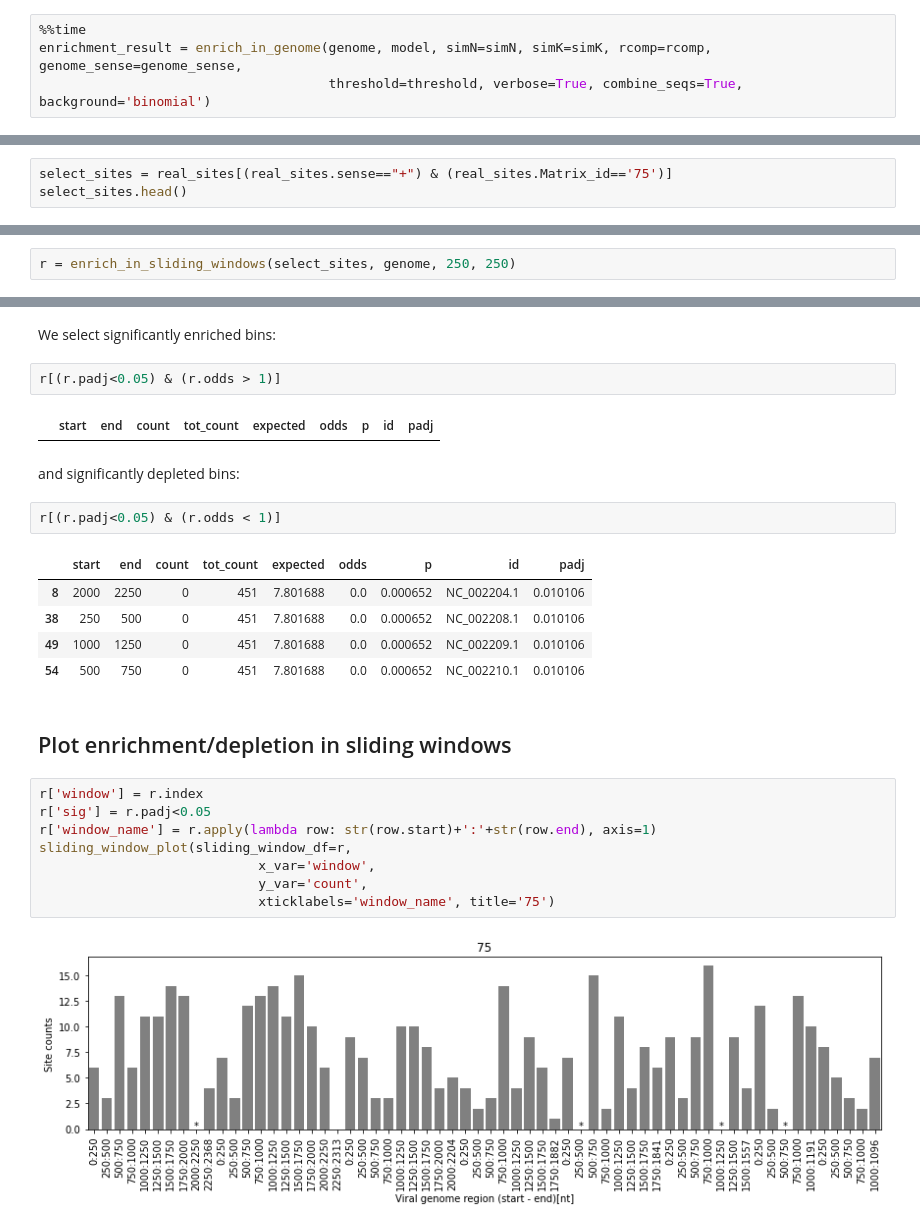
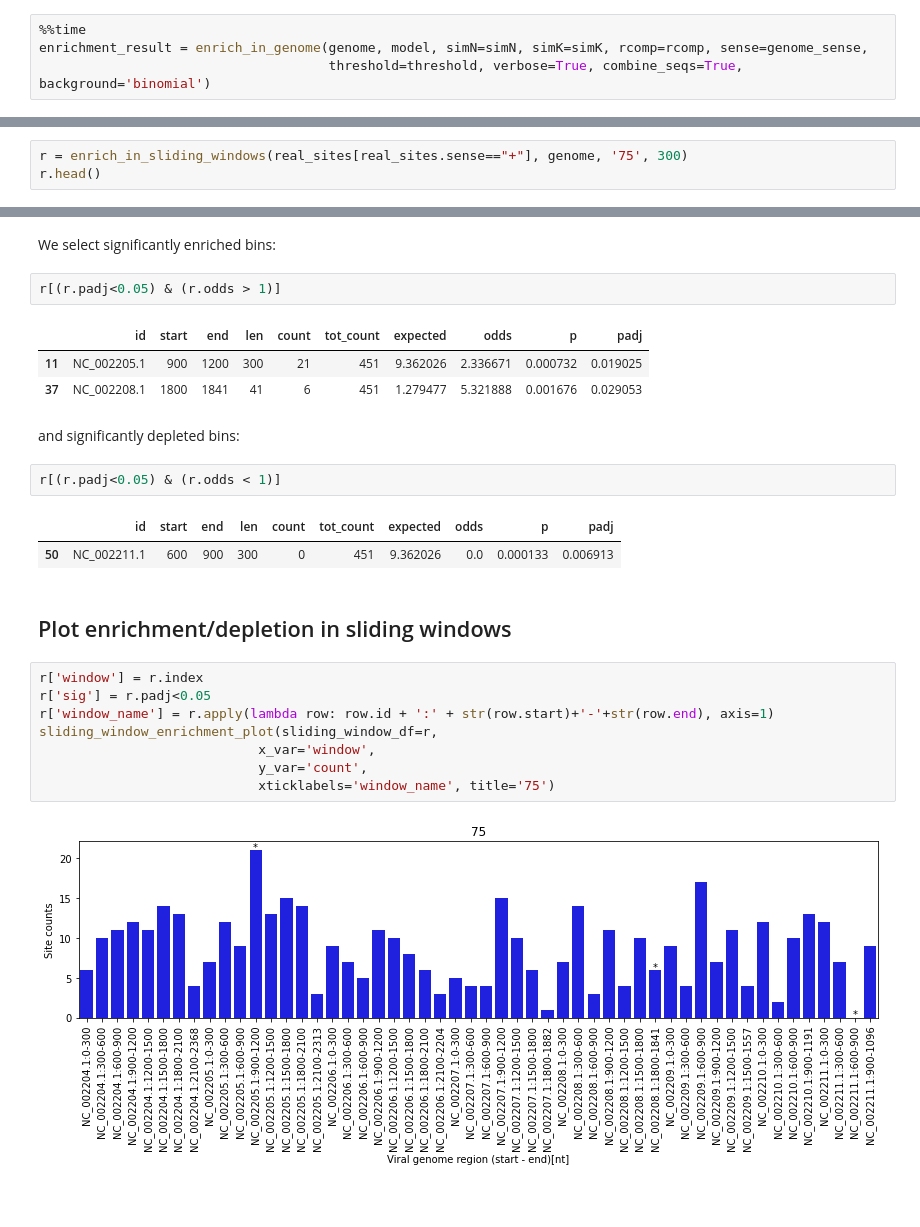
Before and after one commit to gruber-sciencelab/SMEAGOL, a Jupyter notebook: vignette_1.ipynb, the cells around one changed output, grey strips where cells are left out. Cells and saved outputs as stored; diff of their text form; blank space fills up the shorter version.

```diff
--- a/vignette_1.ipynb
+++ b/vignette_1.ipynb
@@ -201,7 +200,7 @@ rcomp=True
 threshold=0.8
 # %%
 %%time
-enrichment_result = enrich_in_genome(genome, model, simN=simN, simK=simK, rcomp=rcomp, genome_sense=genome_sense,
+enrichment_result = enrich_in_genome(genome, model, simN=simN, simK=simK, rcomp=rcomp, sense=genome_sense,
                                      threshold=threshold, verbose=True, combine_seqs=True, background='binomial')
 # %% [output]
 Shuffled 8 input sequence(s) 300 times while conserving k-mer frequency for k = 2
@@ -332,6 +349,6 @@ plot_background(shuf_counts[shuf_counts.sense=="+"], real_counts[real_counts.sen
 # %% [markdown]
 For any given PWM, we can test for enrichment of its binding sites in sliding windows across the genome using Fisher's exact test. Here we test for enrichment of a specific PWM in the positive ('+') sense genome.
 # %%
-select_sites = real_sites[(real_sites.sense=="+") & (real_sites.Matrix_id=='75')]
-select_sites.head()
+r = enrich_in_sliding_windows(real_sites[real_sites.sense=="+"], genome, '75', 300)
+r.head()
 # %% [output]
@@ -344,2 +360,0 @@ select_sites.head()
-# %%
-r = enrich_in_sliding_windows(select_sites, genome, 250, 250)
@@ -364,26 +363,25 @@ We select significantly enriched bins:
 # %%
 r[(r.padj<0.05) & (r.odds > 1)]
 # %% [output]
-|  | start | end | count | tot_count | expected | odds | p | id | padj |
+|  | id | start | end | len | count | tot_count | expected | odds | p | padj |
+| 11 | NC_002205.1 | 900 | 1200 | 300 | 21 | 451 | 9.362026 | 2.336671 | 0.000732 | 0.019025 |
+| 37 | NC_002208.1 | 1800 | 1841 | 41 | 6 | 451 | 1.279477 | 5.321888 | 0.001676 | 0.029053 |
 # %% [markdown]
 and significantly depleted bins:
 # %%
 r[(r.padj<0.05) & (r.odds < 1)]
 # %% [output]
-|  | start | end | count | tot_count | expected | odds | p | id | padj |
-| 8 | 2000 | 2250 | 0 | 451 | 7.801688 | 0.0 | 0.000652 | NC_002204.1 | 0.010106 |
-| 38 | 250 | 500 | 0 | 451 | 7.801688 | 0.0 | 0.000652 | NC_002208.1 | 0.010106 |
-| 49 | 1000 | 1250 | 0 | 451 | 7.801688 | 0.0 | 0.000652 | NC_002209.1 | 0.010106 |
-| 54 | 500 | 750 | 0 | 451 | 7.801688 | 0.0 | 0.000652 | NC_002210.1 | 0.010106 |
+|  | id | start | end | len | count | tot_count | expected | odds | p | padj |
+| 50 | NC_002211.1 | 600 | 900 | 300 | 0 | 451 | 9.362026 | 0.0 | 0.000133 | 0.006913 |
 # %% [markdown]
 ## Plot enrichment/depletion  in sliding windows
 # %%
 r['window'] = r.index
 r['sig'] = r.padj<0.05
-r['window_name'] = r.apply(lambda row: str(row.start)+':'+str(row.end), axis=1)
-sliding_window_plot(sliding_window_df=r,
+r['window_name'] = r.apply(lambda row: row.id + ':' + str(row.start)+'-'+str(row.end), axis=1)
+sliding_window_enrichment_plot(sliding_window_df=r,
                             x_var='window',
                             y_var='count',
                             xticklabels='window_name', title='75')
 # %% [output]
-[figure, old version]
+[figure, new version]
```
Also changed, not shown: parts of 13 cells of this notebook.
